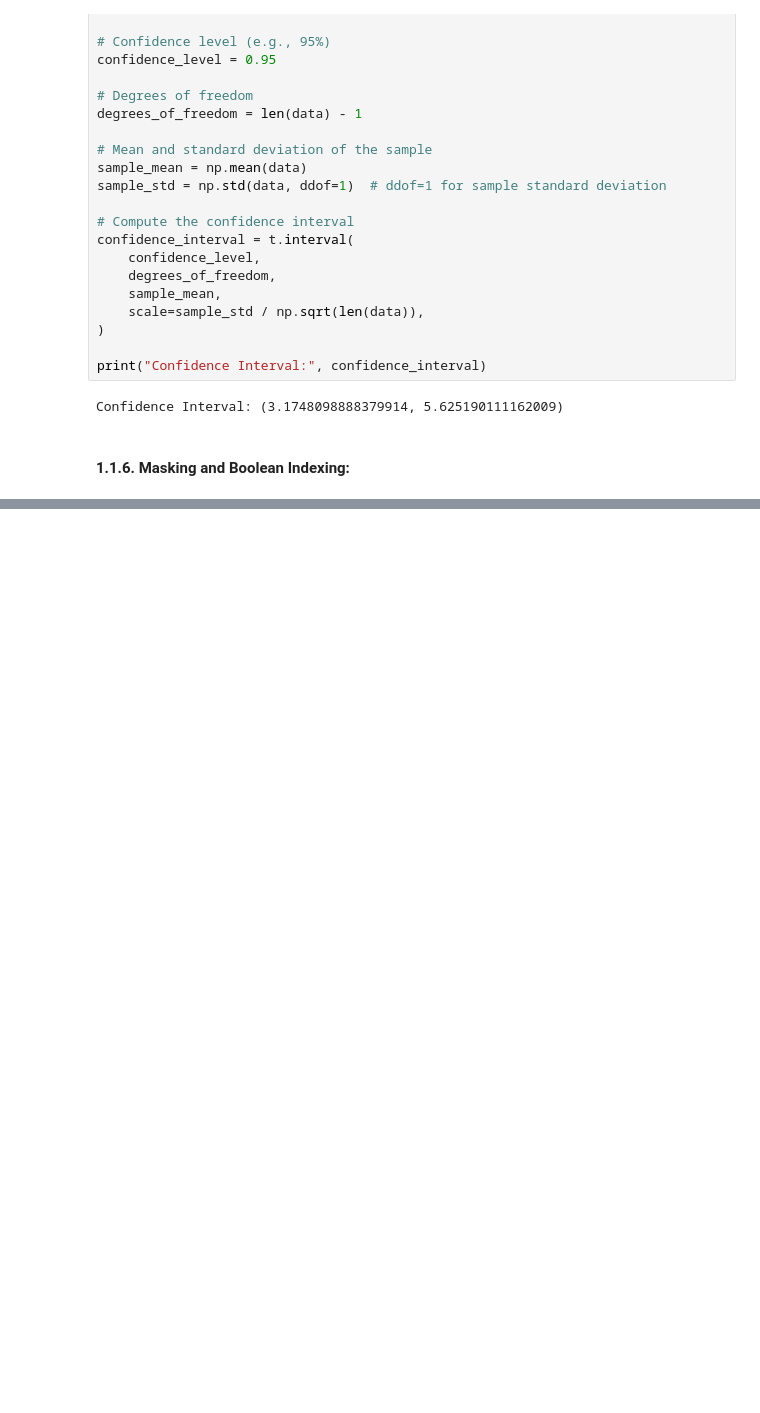
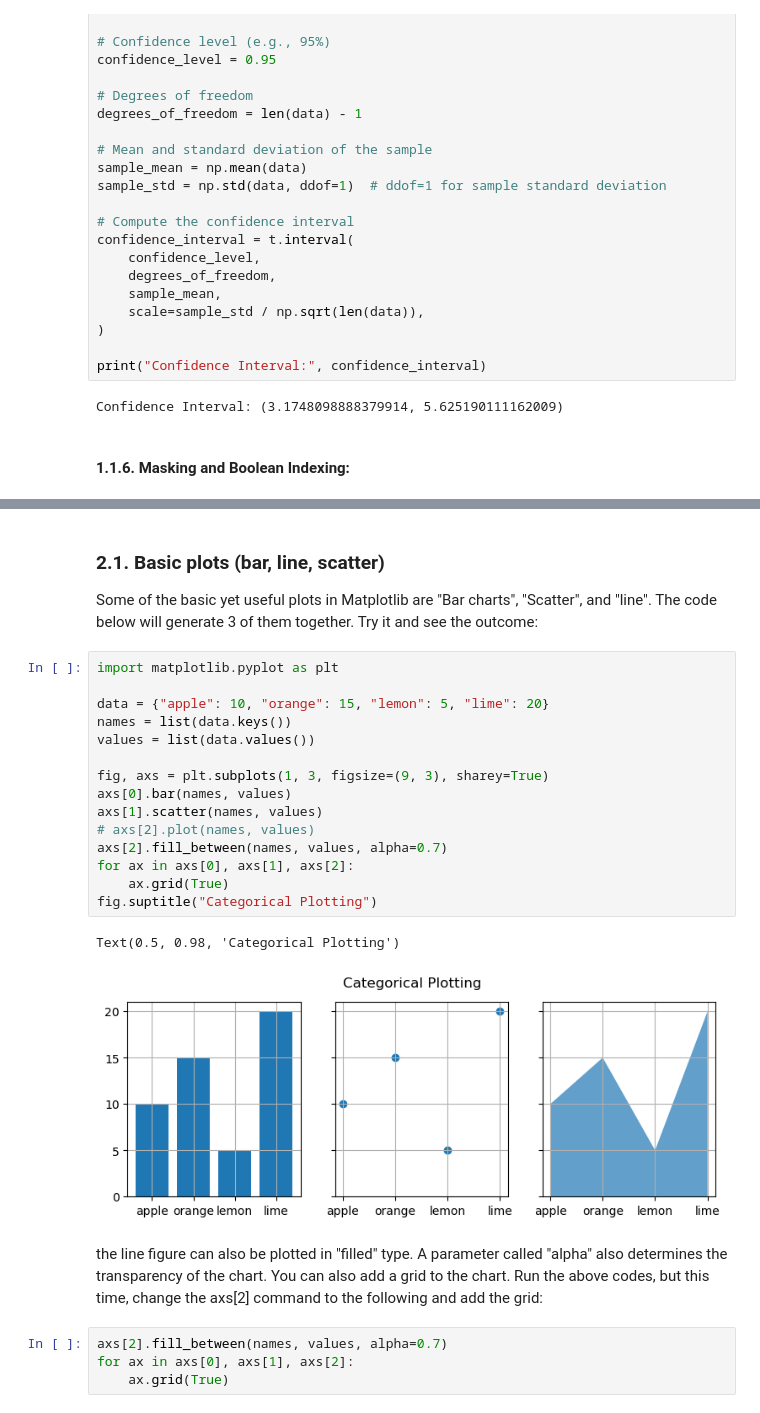
Before and after one commit to Aloa0001/AI-Data-Management-Lab-2, a Jupyter notebook: lab-preparation/pre-processing-and-visualisation.ipynb, the cells around one changed output, grey strips where cells are left out. Drawn from its saved outputs; the diff is of its cells as text; blank space fills up the shorter version.

```diff
--- a/lab-preparation/pre-processing-and-visualisation.ipynb
+++ b/lab-preparation/pre-processing-and-visualisation.ipynb
@@ -436,0 +646,28 @@ Reshaped with unknown dimension:
+# %% [markdown]
+### 2.1. Basic plots (bar, line, scatter)
+
+Some of the basic yet useful plots in Matplotlib are "Bar charts", "Scatter", and "line". The code below will generate 3 of them together. Try it and see the outcome:
+# %%
+import matplotlib.pyplot as plt
+
+data = {"apple": 10, "orange": 15, "lemon": 5, "lime": 20}
+names = list(data.keys())
+values = list(data.values())
+
+fig, axs = plt.subplots(1, 3, figsize=(9, 3), sharey=True)
+axs[0].bar(names, values)
+axs[1].scatter(names, values)
+# axs[2].plot(names, values)
+axs[2].fill_between(names, values, alpha=0.7)
+for ax in axs[0], axs[1], axs[2]:
+    ax.grid(True)
+fig.suptitle("Categorical Plotting")
+# %% [output]
+Text(0.5, 0.98, 'Categorical Plotting')
+[figure, added]
+# %% [markdown]
+the line figure can also be plotted in "filled" type. A parameter called "alpha" also determines the transparency of the chart. You can also add a grid to the chart. Run the above codes, but this time, change the axs[2] command to the following and add the grid:
+# %%
+axs[2].fill_between(names, values, alpha=0.7)
+for ax in axs[0], axs[1], axs[2]:
+    ax.grid(True)
```
Also changed, not shown: parts of 68 cells of this notebook.
